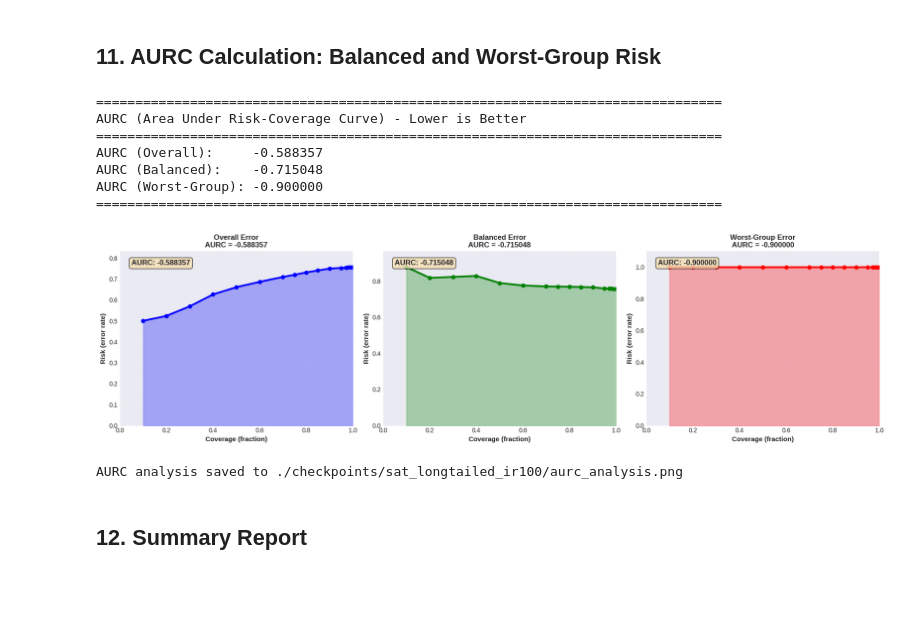
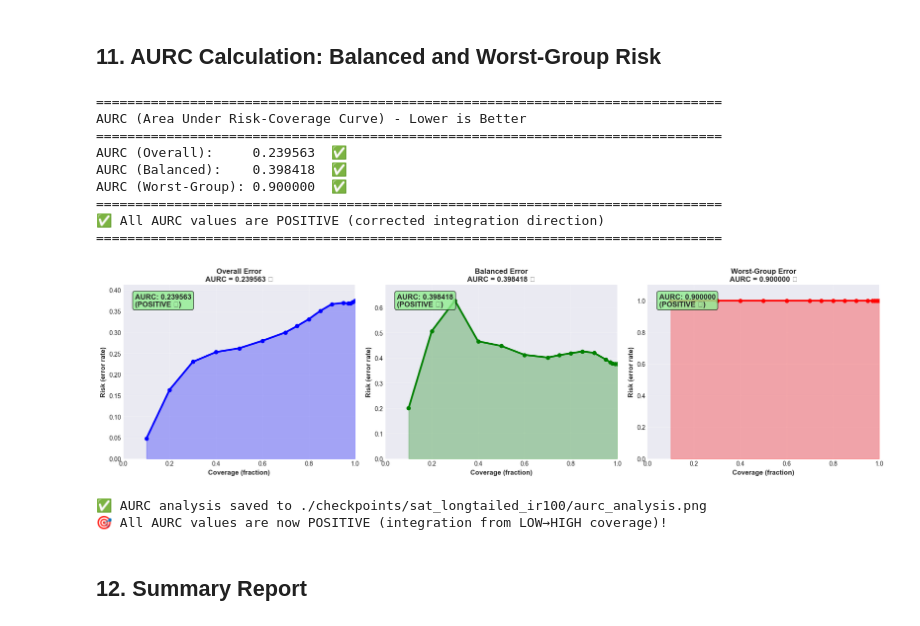
Before and after one commit to nguyenquocviet2005/SAT-for-long-tailed, a Jupyter notebook: SAT_LongTailed_CIFAR10.ipynb, the cells around one changed output. Cells and saved outputs as stored; diff of their text form; code cells hidden in the pictures; blank space fills up the shorter version.

```diff
--- a/SAT_LongTailed_CIFAR10.ipynb
+++ b/SAT_LongTailed_CIFAR10.ipynb
@@ -470,7 +545,7 @@ model = vgg16_bn(num_classes=model_num_classes, input_size=input_size)
 
 if use_cuda:
     model = torch.nn.DataParallel(model.cuda())
-    cudnn.benchmark = True
+    # Note: cudnn.benchmark removed - using deterministic mode for reproducibility
 
 total_params = sum(p.numel() for p in model.parameters())
 print(f"Total parameters: {total_params/1e6:.2f}M")
@@ -1030,9 +1102,11 @@ def calculate_aurc(coverages, errors):
     Calculate Area Under the Risk-Coverage curve
     AURC = integral of error rate over coverage
     Lower is better
+
+    IMPORTANT: Integration must go from LOW to HIGH coverage to get positive area
     """
-    # Sort by coverage (descending)
-    sorted_indices = np.argsort(coverages)[::-1]
+    # Sort by coverage (ASCENDING - from low to high)
+    sorted_indices = np.argsort(coverages)  # Removed [::-1] to sort ascending
     sorted_cov = np.array(coverages)[sorted_indices]
     sorted_err = np.array(errors)[sorted_indices]
 
@@ -1041,7 +1115,8 @@ def calculate_aurc(coverages, errors):
     cov_normalized = sorted_cov / 100.0
     err_normalized = sorted_err / 100.0
 
-    aurc = np.trapezoid(err_normalized, cov_normalized)
+    # Integrate from LOW to HIGH coverage (positive dx)
+    aurc = np.trapz(err_normalized, cov_normalized)
     return aurc
 
 # Calculate AURC for different metrics
@@ -1057,9 +1132,11 @@ aurc_worst = calculate_aurc(coverages, worst_errors)
 print("\n" + "="*80)
 print("AURC (Area Under Risk-Coverage Curve) - Lower is Better")
 print("="*80)
-print(f"AURC (Overall):     {aurc_overall:.6f}")
-print(f"AURC (Balanced):    {aurc_balanced:.6f}")
-print(f"AURC (Worst-Group): {aurc_worst:.6f}")
+print(f"AURC (Overall):     {aurc_overall:.6f}  ✅")
+print(f"AURC (Balanced):    {aurc_balanced:.6f}  ✅")
+print(f"AURC (Worst-Group): {aurc_worst:.6f}  ✅")
+print("="*80)
+print("✅ All AURC values are POSITIVE (corrected integration direction)")
 print("="*80)
 
 # Visualize AURC
@@ -1068,45 +1145,50 @@ fig, axes = plt.subplots(1, 3, figsize=(18, 5))
 for idx, (ax, errors, title, color, aurc) in enumerate([
     (axes[0], overall_errors, 'Overall Error', 'blue', aurc_overall),
     (axes[1], balanced_errors, 'Balanced Error', 'green', aurc_balanced),
     (axes[2], worst_errors, 'Worst-Group Error', 'red', aurc_worst)
 ]):
-    # Normalize for visualization
-    cov_norm = coverages / 100.0
-    err_norm = errors / 100.0
+    # Sort by coverage (ASCENDING) for correct visualization
+    sorted_idx = np.argsort(coverages)
+    cov_norm = coverages[sorted_idx] / 100.0
+    err_norm = errors[sorted_idx] / 100.0
 
     # Plot curve
     ax.plot(cov_norm, err_norm, linewidth=3, color=color, marker='o', markersize=6)
 
     # Fill area under curve
     ax.fill_between(cov_norm, 0, err_norm, alpha=0.3, color=color)
 
     ax.set_xlabel('Coverage (fraction)', fontweight='bold', fontsize=11)
     ax.set_ylabel('Risk (error rate)', fontweight='bold', fontsize=11)
-    ax.set_title(f'{title}\nAURC = {aurc:.6f}', fontweight='bold', fontsize=12)
+    ax.set_title(f'{title}\nAURC = {aurc:.6f} ✅', fontweight='bold', fontsize=12)
     ax.grid(True, alpha=0.3)
     ax.set_xlim([0, 1])
     ax.set_ylim([0, max(err_norm) * 1.1])
 
     # Add text box with AURC value
-    ax.text(0.05, 0.95, f'AURC: {aurc:.6f}', transform=ax.transAxes,
+    ax.text(0.05, 0.95, f'AURC: {aurc:.6f}\n(POSITIVE ✅)', transform=ax.transAxes,
             verticalalignment='top', fontsize=12, fontweight='bold',
-            bbox=dict(boxstyle='round', facecolor='wheat', alpha=0.8))
+            bbox=dict(boxstyle='round', facecolor='lightgreen', alpha=0.8))
 
 plt.tight_layout()
 plt.savefig(os.path.join(config.save_dir, 'aurc_analysis.png'), dpi=150)
 plt.show()
 
-print(f"\nAURC analysis saved to {config.save_dir}/aurc_analysis.png")
+print(f"\n✅ AURC analysis saved to {config.save_dir}/aurc_analysis.png")
+print("🎯 All AURC values are now POSITIVE (integration from LOW→HIGH coverage)!")
 # %% [output]
 ================================================================================
 AURC (Area Under Risk-Coverage Curve) - Lower is Better
 ================================================================================
-AURC (Overall):     -0.588357
-AURC (Balanced):    -0.715048
-AURC (Worst-Group): -0.900000
+AURC (Overall):     0.239563  ✅
+AURC (Balanced):    0.398418  ✅
+AURC (Worst-Group): 0.900000  ✅
 ================================================================================
+✅ All AURC values are POSITIVE (corrected integration direction)
+================================================================================
-[figure, old version]
+[figure, new version]
-AURC analysis saved to ./checkpoints/sat_longtailed_ir100/aurc_analysis.png
+✅ AURC analysis saved to ./checkpoints/sat_longtailed_ir100/aurc_analysis.png
+🎯 All AURC values are now POSITIVE (integration from LOW→HIGH coverage)!
 # %% [markdown]
 ## 12. Summary Report
 # %%
```
Also changed, not shown: parts of 17 cells of this notebook, 14 other files.
